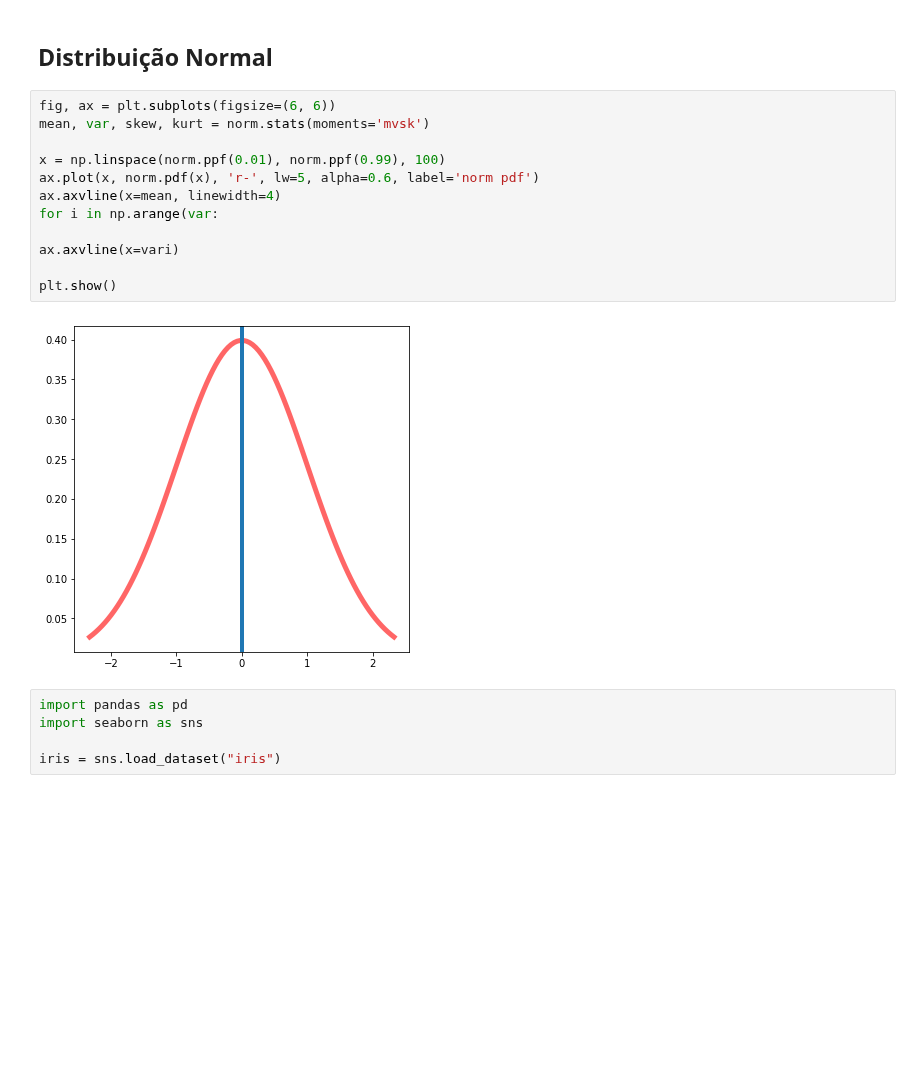
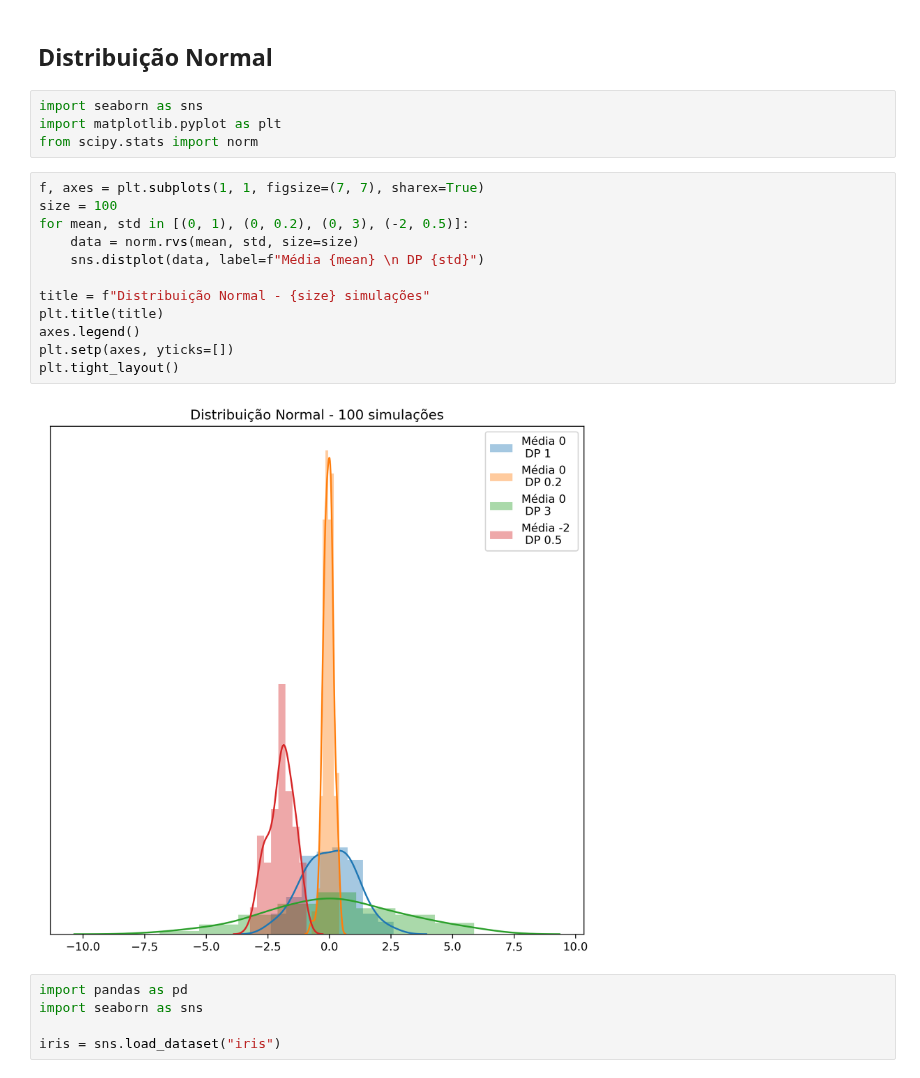
Before and after one commit to storopoli/ciencia-de-dados, a Jupyter notebook: notebooks/Aula_8_pandas_estatistica.ipynb, the cells around one changed output. Saved outputs shown, nothing was run; the diff lists cells and outputs as text; blank space fills up the shorter version.

```diff
--- a/notebooks/Aula_8_pandas_estatistica.ipynb
+++ b/notebooks/Aula_8_pandas_estatistica.ipynb
@@ -17,19 +24,23 @@ from scipy.stats import norm, lognorm, expon
 # %% [markdown]
 ## Distribuição Normal
-# %%
-fig, ax = plt.subplots(figsize=(6, 6))
-mean, var, skew, kurt = norm.stats(moments='mvsk')
-
-x = np.linspace(norm.ppf(0.01), norm.ppf(0.99), 100)
-ax.plot(x, norm.pdf(x), 'r-', lw=5, alpha=0.6, label='norm pdf')
-ax.axvline(x=mean, linewidth=4)
-for i in np.arange(var:
-
-ax.axvline(x=vari)
-
-plt.show()
-# %% [output]
-[figure, removed]
+# %%
+import seaborn as sns
+import matplotlib.pyplot as plt
+from scipy.stats import norm
+# %%
+f, axes = plt.subplots(1, 1, figsize=(7, 7), sharex=True)
+size = 100
+for mean, std in [(0, 1), (0, 0.2), (0, 3), (-2, 0.5)]:
+    data = norm.rvs(mean, std, size=size)
+    sns.distplot(data, label=f"Média {mean} \n DP {std}")
+
+title = f"Distribuição Normal - {size} simulações"
+plt.title(title)
+axes.legend()
+plt.setp(axes, yticks=[])
+plt.tight_layout()
+# %% [output]
+[figure, added]
 # %%
 import pandas as pd
 import seaborn as sns
```
Also changed, not shown: parts of 2 cells of this notebook, 3 other files.
